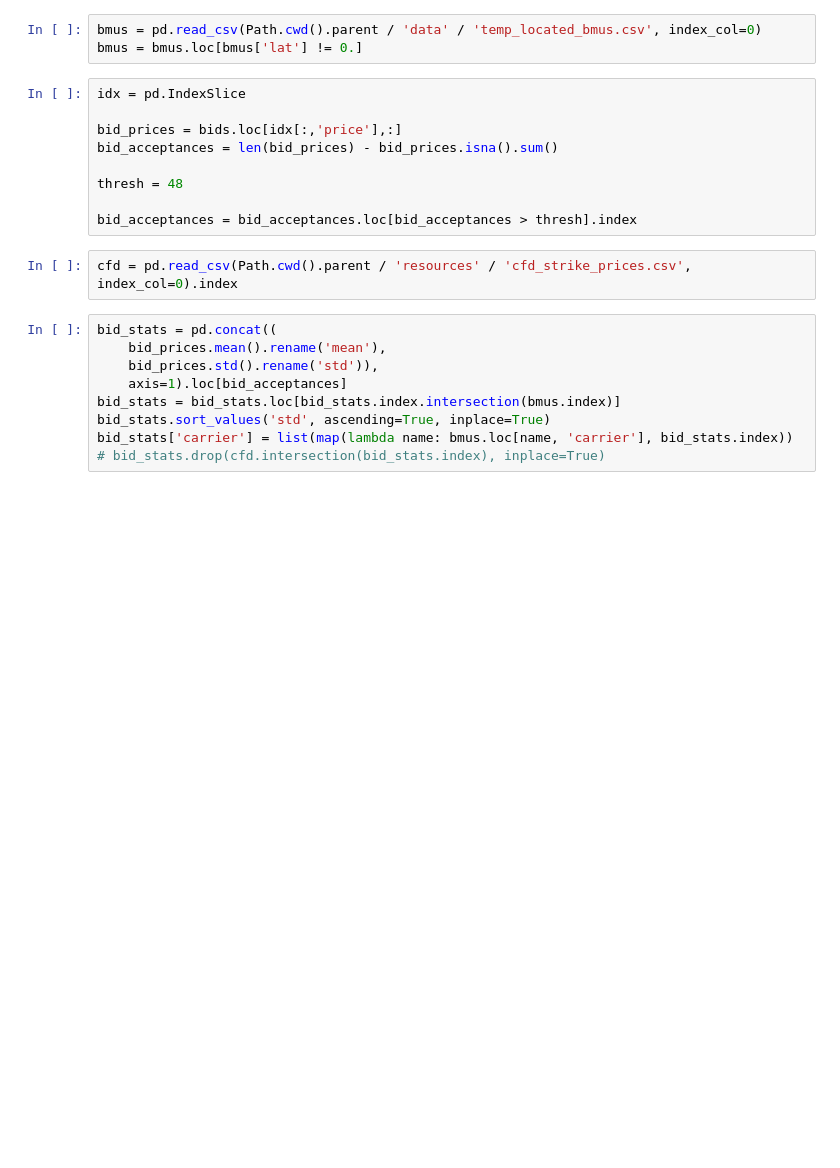
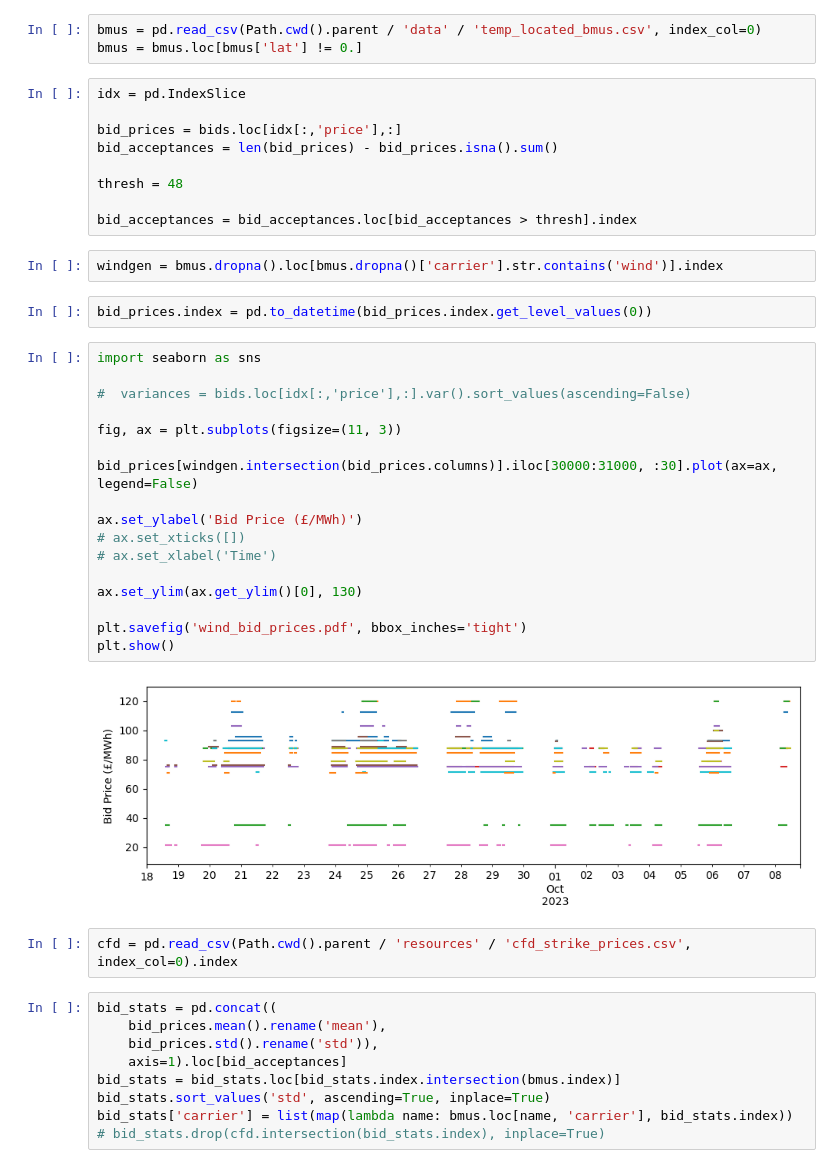
Before and after one commit to LukasFrankenQ/GBPower, a Jupyter notebook: notebooks/estimate_roc_levels.ipynb, the cells around one changed output. Drawn from its saved outputs; the diff is of its cells as text; blank space fills up the shorter version.

Commit message:
improved plotting

```diff
--- a/notebooks/estimate_roc_levels.ipynb
+++ b/notebooks/estimate_roc_levels.ipynb
@@ -80,6 +80,29 @@ bid_acceptances = len(bid_prices) - bid_prices.isna().sum()
 thresh = 48
 
 bid_acceptances = bid_acceptances.loc[bid_acceptances > thresh].index
+# %%
+windgen = bmus.dropna().loc[bmus.dropna()['carrier'].str.contains('wind')].index
+# %%
+bid_prices.index = pd.to_datetime(bid_prices.index.get_level_values(0))
+# %%
+import seaborn as sns
+
+#  variances = bids.loc[idx[:,'price'],:].var().sort_values(ascending=False)
+
+fig, ax = plt.subplots(figsize=(11, 3))
+
+bid_prices[windgen.intersection(bid_prices.columns)].iloc[30000:31000, :30].plot(ax=ax, legend=False)
+
+ax.set_ylabel('Bid Price (£/MWh)')
+# ax.set_xticks([])
+# ax.set_xlabel('Time')
+
+ax.set_ylim(ax.get_ylim()[0], 130)
+
+plt.savefig('wind_bid_prices.pdf', bbox_inches='tight')
+plt.show()
+# %% [output]
+[figure, added]
 # %%
 cfd = pd.read_csv(Path.cwd().parent / 'resources' / 'cfd_strike_prices.csv', index_col=0).index
 # %%
```
Also changed, not shown: 4 other files.
